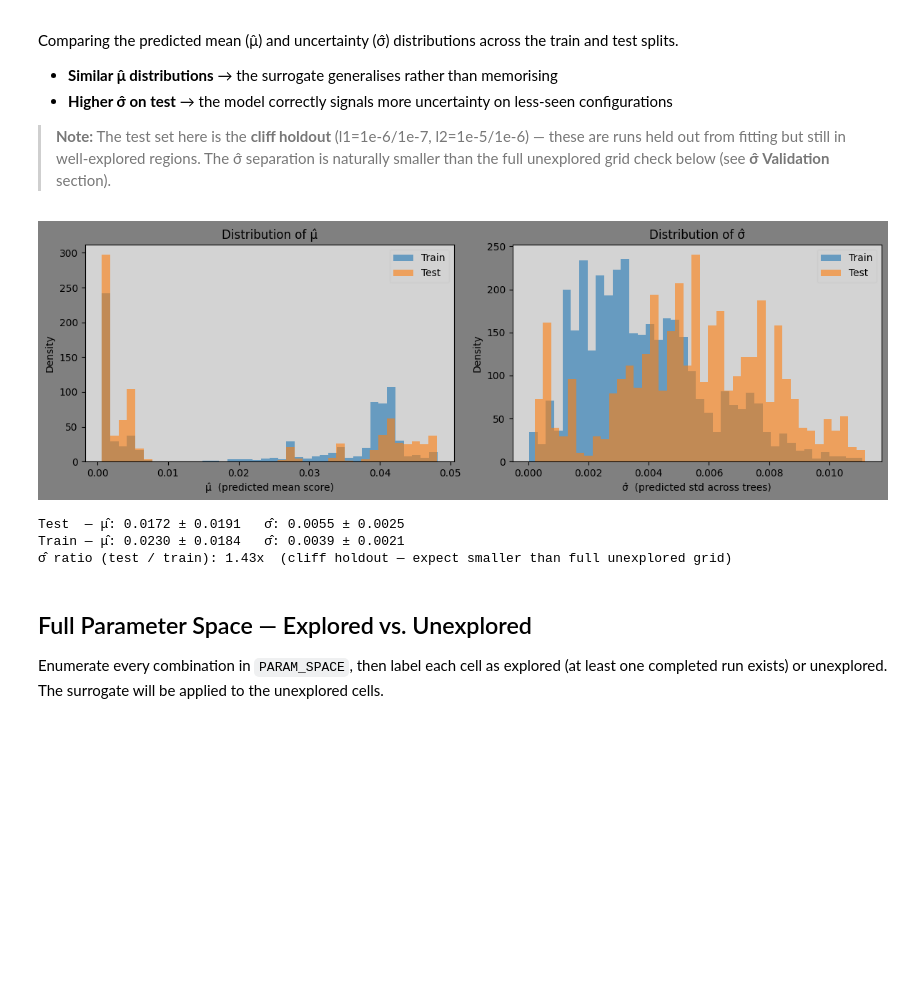
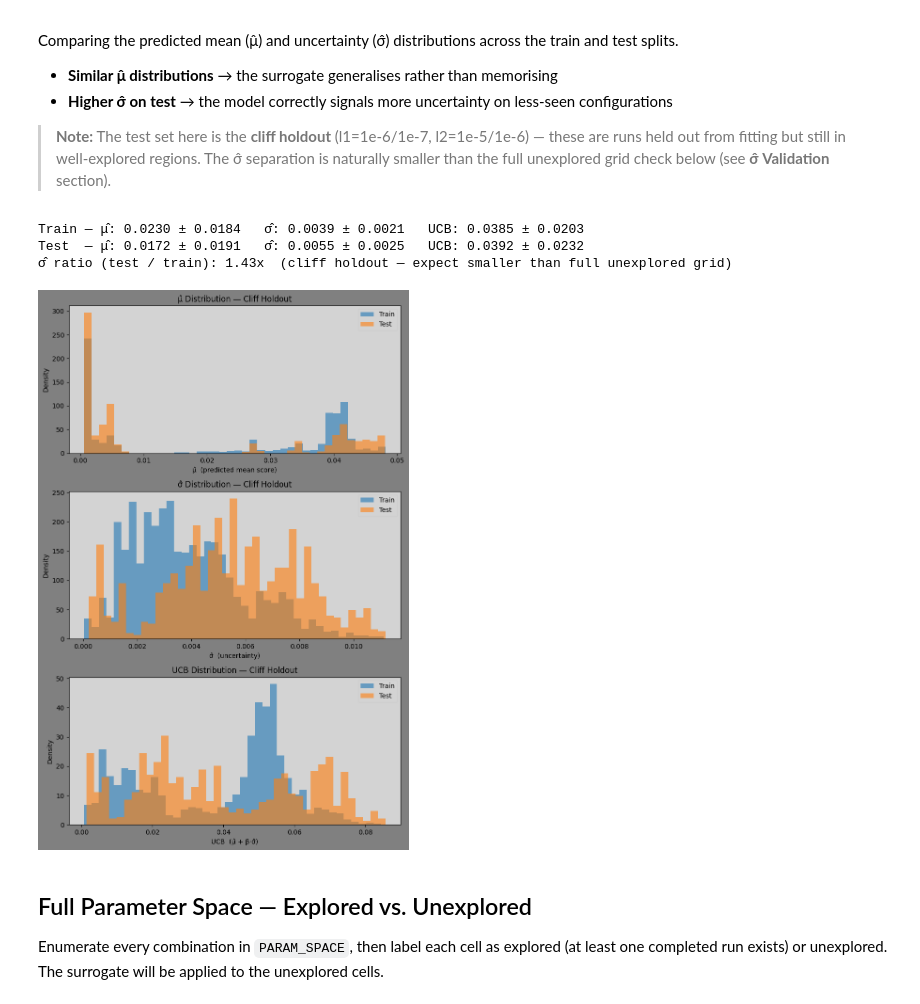
Before and after one commit to chaald/peppermint-matrix, a Jupyter notebook: notebooks/parameter_analysis/surrogate_model.ipynb, the cells around one changed output. Drawn from its saved outputs; the diff is of its cells as text; code cells hidden in the pictures; blank space fills up the shorter version.

Commit message:
feat(surrogate): add UCB distribution panel (3x1) to cells 17 and 23, rename _np to _vector, add naming convention to AGENTS.md

```diff
--- a/notebooks/parameter_analysis/surrogate_model.ipynb
+++ b/notebooks/parameter_analysis/surrogate_model.ipynb
@@ -46,7 +46,7 @@ parsed_target = parse_score_metric(target_spec)
 target_metric = "target"
 
 # UCB exploration weight — shared with the downstream UCB search feature
-beta = 1.0
+beta = 4.0
 
 # Hyperparameter columns to use as surrogate features.
 # parameter_space (the list of discrete values per column) is derived automatically
@@ -353,49 +353,60 @@ Comparing the predicted mean (μ̂) and uncertainty (σ̂) distributions across
 
 > **Note:** The test set here is the **cliff holdout** (l1=1e-6/1e-7, l2=1e-5/1e-6) — these are runs held out from fitting but still in well-explored regions. The σ̂ separation is naturally smaller than the full unexplored grid check below (see **σ̂ Validation** section).
 # %%
-# Compute per-tree predictions for train and test splits to get µ̂ and σ̂
+# Compute per-tree predictions for train and test splits to get µ̂, σ̂, and UCB
 rf_eval = surrogate_eval.named_steps["rf"]
 log_train = surrogate_eval.named_steps["log_reg"].transform(train_features)
 log_test  = surrogate_eval.named_steps["log_reg"].transform(test_features)
 train_tree_predictions = np.stack([tree.predict(log_train) for tree in rf_eval.estimators_], axis=0)
 test_tree_predictions  = np.stack([tree.predict(log_test)  for tree in rf_eval.estimators_], axis=0)
 
 mu_train    = train_tree_predictions.mean(axis=0)
 sigma_train = train_tree_predictions.std(axis=0)
 mu_test     = test_tree_predictions.mean(axis=0)
 sigma_test  = test_tree_predictions.std(axis=0)
+ucb_train   = mu_train + beta * sigma_train
+ucb_test    = mu_test  + beta * sigma_test
 
+sigma_ratio = sigma_test.mean() / sigma_train.mean()
+print(f"Train — μ̂: {mu_train.mean():.4f} ± {mu_train.std():.4f}   σ̂: {sigma_train.mean():.4f} ± {sigma_train.std():.4f}   UCB: {ucb_train.mean():.4f} ± {ucb_train.std():.4f}")
+print(f"Test  — μ̂: {mu_test.mean():.4f} ± {mu_test.std():.4f}   σ̂: {sigma_test.mean():.4f} ± {sigma_test.std():.4f}   UCB: {ucb_test.mean():.4f} ± {ucb_test.std():.4f}")
+print(f"σ̂ ratio (test / train): {sigma_ratio:.2f}x  (cliff holdout — expect smaller than full unexplored grid)")
+
+# Histogram comparison — μ̂, σ̂, and UCB side by side
 axes: List[plt.Axes]
-fig, axes = plt.subplots(1, 2, figsize=(12, 4))
+fig, axes = plt.subplots(3, 1, figsize=(8, 12))
 
 # µ̂ distribution
 axes[0].hist(mu_train, bins=40, alpha=0.6, density=True, label="Train")
 axes[0].hist(mu_test,  bins=40, alpha=0.6, density=True, label="Test")
 axes[0].set_xlabel("μ̂  (predicted mean score)")
 axes[0].set_ylabel("Density")
-axes[0].set_title("Distribution of μ̂")
+axes[0].set_title("μ̂ Distribution — Cliff Holdout")
 axes[0].legend()
 
 # σ̂ distribution
 axes[1].hist(sigma_train, bins=40, alpha=0.6, density=True, label="Train")
 axes[1].hist(sigma_test,  bins=40, alpha=0.6, density=True, label="Test")
-axes[1].set_xlabel("σ̂  (predicted std across trees)")
+axes[1].set_xlabel("σ̂  (uncertainty)")
 axes[1].set_ylabel("Density")
-axes[1].set_title("Distribution of σ̂")
+axes[1].set_title("σ̂ Distribution — Cliff Holdout")
 axes[1].legend()
+
+# UCB distribution
+axes[2].hist(ucb_train, bins=40, alpha=0.6, density=True, label="Train")
+axes[2].hist(ucb_test,  bins=40, alpha=0.6, density=True, label="Test")
+axes[2].set_xlabel("UCB  (μ̂ + β·σ̂)")
+axes[2].set_ylabel("Density")
+axes[2].set_title("UCB Distribution — Cliff Holdout")
+axes[2].legend()
 
 plt.tight_layout()
 plt.show()
-
-sigma_ratio = sigma_test.mean() / sigma_train.mean()
-print(f"Test  — μ̂: {mu_test.mean():.4f} ± {mu_test.std():.4f}   σ̂: {sigma_test.mean():.4f} ± {sigma_test.std():.4f}")
-print(f"Train — μ̂: {mu_train.mean():.4f} ± {mu_train.std():.4f}   σ̂: {sigma_train.mean():.4f} ± {sigma_train.std():.4f}")
-print(f"σ̂ ratio (test / train): {sigma_ratio:.2f}x  (cliff holdout — expect smaller than full unexplored grid)")
 # %% [output]
+Train — μ̂: 0.0230 ± 0.0184   σ̂: 0.0039 ± 0.0021   UCB: 0.0385 ± 0.0203
+Test  — μ̂: 0.0172 ± 0.0191   σ̂: 0.0055 ± 0.0025   UCB: 0.0392 ± 0.0232
+σ̂ ratio (test / train): 1.43x  (cliff holdout — expect smaller than full unexplored grid)
-[figure, old version]
+[figure, new version]
-Test  — μ̂: 0.0172 ± 0.0191   σ̂: 0.0055 ± 0.0025
-Train — μ̂: 0.0230 ± 0.0184   σ̂: 0.0039 ± 0.0021
-σ̂ ratio (test / train): 1.43x  (cliff holdout — expect smaller than full unexplored grid)
 # %% [markdown]
 ## Full Parameter Space — Explored vs. Unexplored
 
```
Also changed, not shown: parts of 3 cells of this notebook, 1 other file.
